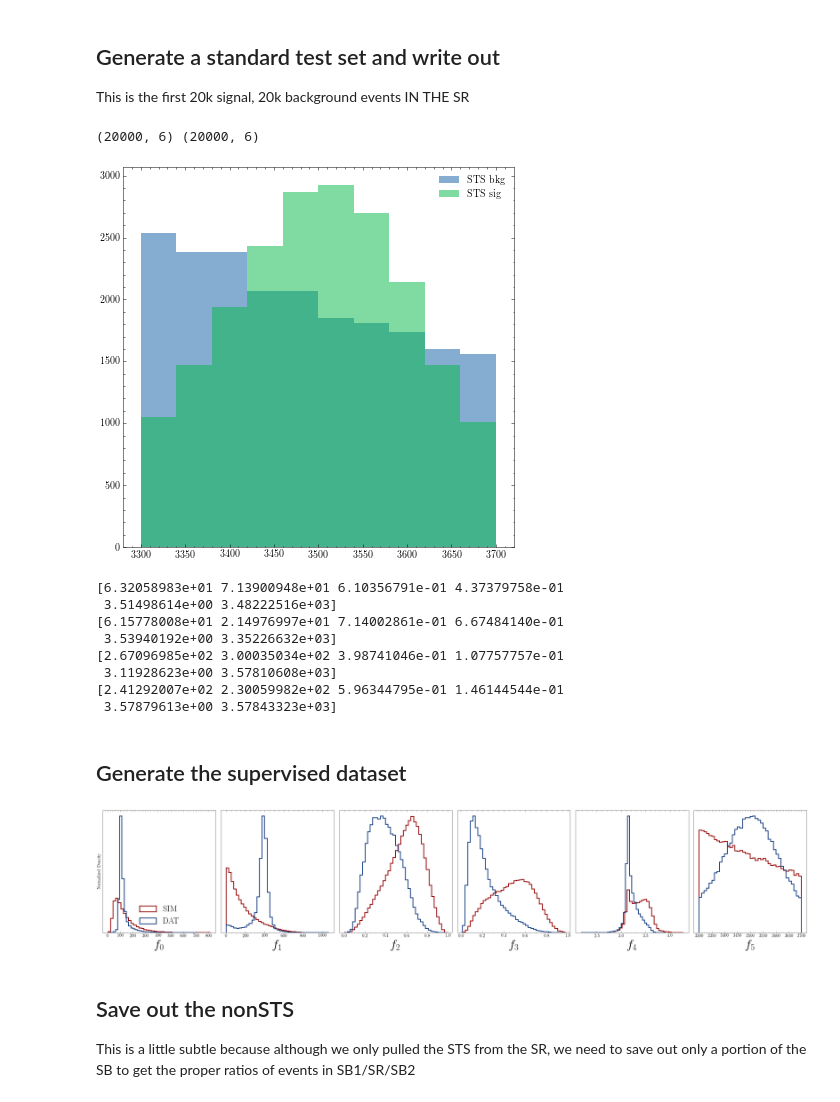
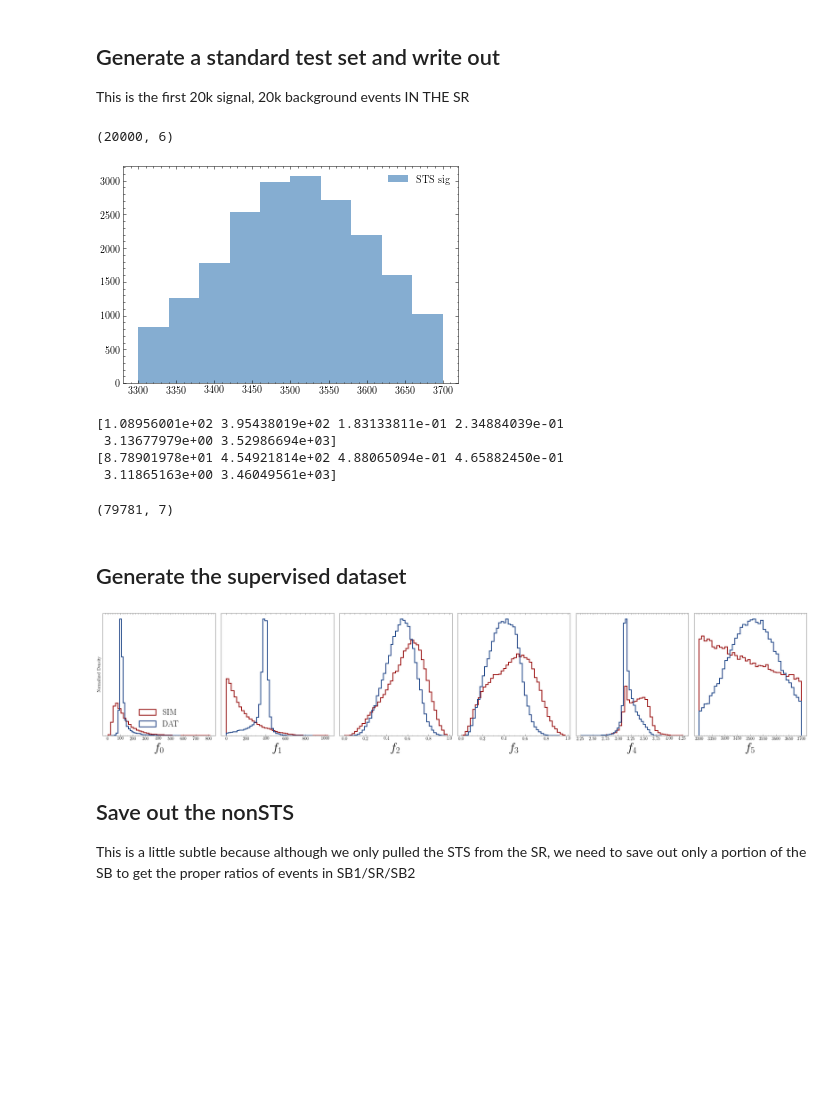
Before and after one commit to rmastand/FETA, a Jupyter notebook: make_STS.ipynb, the cells around one changed output. Drawn from its saved outputs; the diff is of its cells as text; code cells hidden in the pictures; blank space fills up the shorter version.

```diff
--- a/make_STS.ipynb
+++ b/make_STS.ipynb
@@ -22,14 +22,22 @@ STS_dir = os.path.join(feta_dir, STS_config_string, "data")
 os.makedirs(STS_dir, exist_ok=True)
 # %%
 # dataset generation parameters
-context_endpoints = (2500, 4500)
 
 
+"""
+context_endpoints = (2500, 4500)
 bands_dict = {"ob1": [2500, 2900],
               "sb1": [2900, 3300],
               "sr" : [3300, 3700],
               "sb2": [3700, 4100],
-              "ob2": [4100, 4500]}
+            "ob2": [4100, 4500]}
+              """
+
+context_endpoints = (1500, 5500)
+bands_dict = {"sb1": [1500, 3300],
+              "sr" : [3300, 3700],
+              "sb2": [3700, 5500],
+             }
 
 
 print("Generating datasets...")
@@ -42,7 +50,9 @@ data_sim = select_lhco_features(df_sim, feature_type = 0).to_numpy()
 df_dat = get_lhco(sim_type = "pythia")
 data_dat = select_lhco_features(df_dat, feature_type = 0).to_numpy()
 
-df_signal = get_lhco(sim_type = "pythia", sm = "signal")
+#df_signal = get_lhco(sim_type = "pythia", sm = "signal")
+#data_signal = select_lhco_features(df_signal, feature_type = 0).to_numpy()
+df_signal = get_lhco(sim_type = "3_prong", sm = "signal")
 data_signal = select_lhco_features(df_signal, feature_type = 0).to_numpy()
 
 # add an extra column to keep track of sig, bkg information
@@ -54,6 +64,8 @@ print("SIM shape:", data_sim.shape)
 print("DAT shape:", data_dat.shape)
 print("SIGNAL shape:", data_signal.shape)
 
+
+
 n_features = 6
 # %% [output]
 Generating datasets...
@@ -164,42 +210,62 @@ SIGNAL shape: (95706, 7)
 
 This is the first 20k signal, 20k background events IN THE SR
 # %%
-n_sts = 20000
+"""n_sts = 20000
 
 sts_bkg = pythia_bkg_dict["sr"][:n_sts,:-1]
 sts_sig = pythia_sig_dict["sr"][:n_sts,:-1]
 
 print(sts_bkg.shape, sts_sig.shape)
 
 
 plt.figure()
 plt.hist(sts_bkg[:,-1], alpha = 0.5, label = "STS bkg")
 plt.hist(sts_sig[:,-1], alpha = 0.5, label = "STS sig")
 plt.legend()
 plt.show()
 
 print(sts_bkg[0])
 print(sts_bkg[1])
 print(sts_sig[0])
+print(sts_sig[1])"""
+
+
+
+n_sts = 20000
+
+sts_sig = pythia_sig_dict["sr"][:n_sts,:-1]
+
+print(sts_sig.shape)
+
+
+plt.figure()
+plt.hist(sts_sig[:,-1], alpha = 0.5, label = "STS sig")
+plt.legend()
+plt.show()
+
+
+print(sts_sig[0])
 print(sts_sig[1])
 # %% [output]
-(20000, 6) (20000, 6)
+(20000, 6)
-[figure, old version]
+[figure, new version]
-[6.32058983e+01 7.13900948e+01 6.10356791e-01 4.37379758e-01
- 3.51498614e+00 3.48222516e+03]
-[6.15778008e+01 2.14976997e+01 7.14002861e-01 6.67484140e-01
- 3.53940192e+00 3.35226632e+03]
-[2.67096985e+02 3.00035034e+02 3.98741046e-01 1.07757757e-01
- 3.11928623e+00 3.57810608e+03]
-[2.41292007e+02 2.30059982e+02 5.96344795e-01 1.46144544e-01
- 3.57879613e+00 3.57843323e+03]
+[1.08956001e+02 3.95438019e+02 1.83133811e-01 2.34884039e-01
+ 3.13677979e+00 3.52986694e+03]
+[8.78901978e+01 4.54921814e+02 4.88065094e-01 4.65882450e-01
+ 3.11865163e+00 3.46049561e+03]
 # %%
-np.save(os.path.join(STS_dir, "STS_bkg.npy"), sts_bkg)
+#np.save(os.path.join(STS_dir, "STS_bkg.npy"), sts_bkg)
 np.save(os.path.join(STS_dir, "STS_sig.npy"), sts_sig)
 np.save(os.path.join(STS_dir, "col_minmax.npy"), col_minmax)
+
+
+print(pythia_sig_dict["sr"].shape)
+# %% [output]
+(79781, 7)
 # %% [markdown]
 ## Generate the supervised dataset
 # %%
+"""
 
 true_sup_bkg = pythia_bkg_dict["sr"][n_sts:,:-1]
 true_sup_sig = pythia_sig_dict["sr"][n_sts:,:-1]
@@ -212,8 +278,24 @@ fig.show()
 
 np.save(os.path.join(STS_dir, "true_sup_bkg.npy"), true_sup_bkg)
 np.save(os.path.join(STS_dir, "true_sup_sig.npy"), true_sup_sig)
+"""
+
+#n_left = 55299
+n_left = 59781 # for 3-prong signal
+
+true_sup_bkg = pythia_bkg_dict["sr"][:n_left,:-1]
+true_sup_sig = pythia_sig_dict["sr"][n_sts:,:-1]
+
+feature_labels = [r"$f_0$", r"$f_1$", r"$f_2$", r"$f_3$", r"$f_4$", r"$f_5$"]
+
+
+fig = plot_feature_histograms(true_sup_bkg, true_sup_sig, 40, n_features, feature_labels)
+fig.show()
+
+np.save(os.path.join(STS_dir, "true_sup_bkg.npy"), true_sup_bkg)
+np.save(os.path.join(STS_dir, "true_sup_sig.npy"), true_sup_sig)
 # %% [output]
-[figure, old version]
+[figure, new version]
 # %% [markdown]
 ## Save out the nonSTS
 
```
Also changed, not shown: parts of 6 cells of this notebook, 4 other files.
